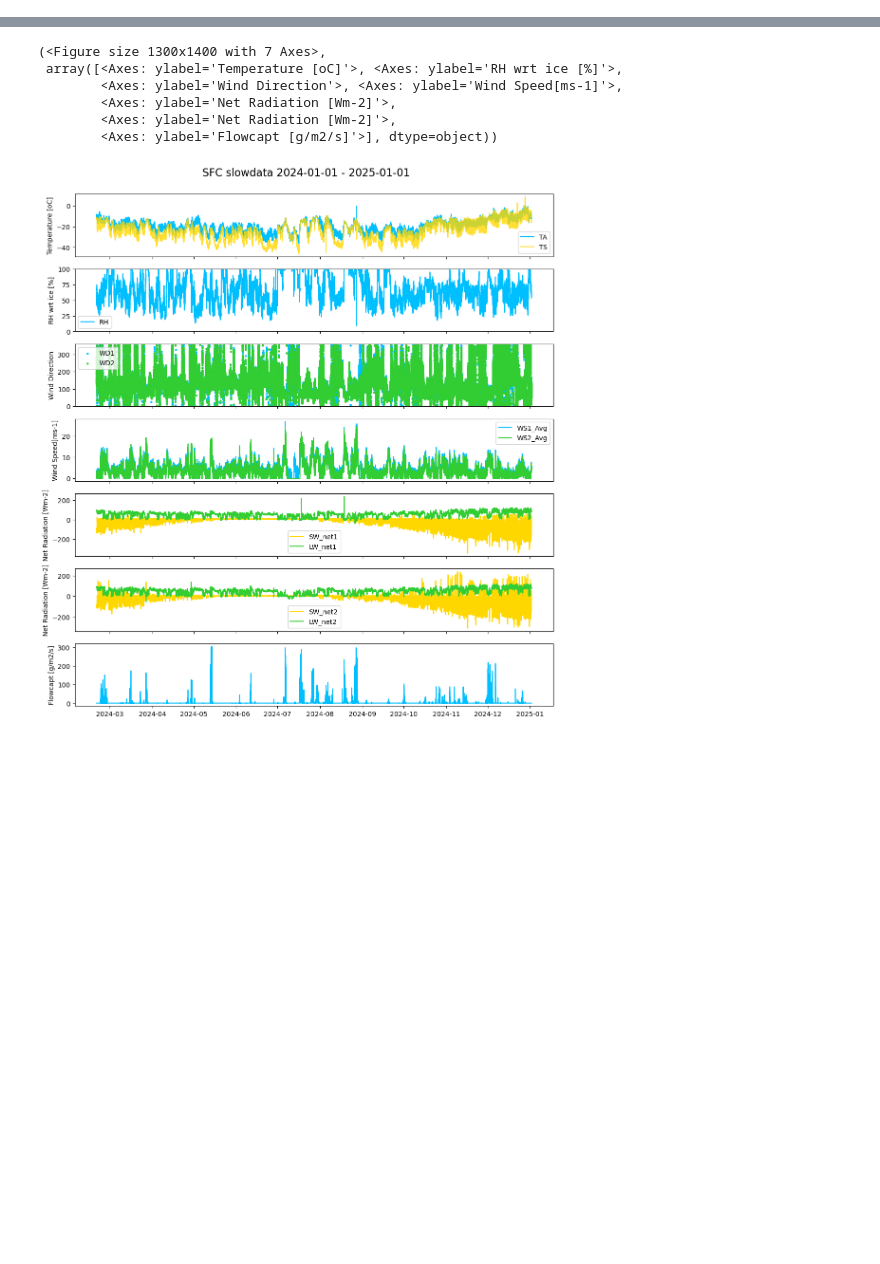
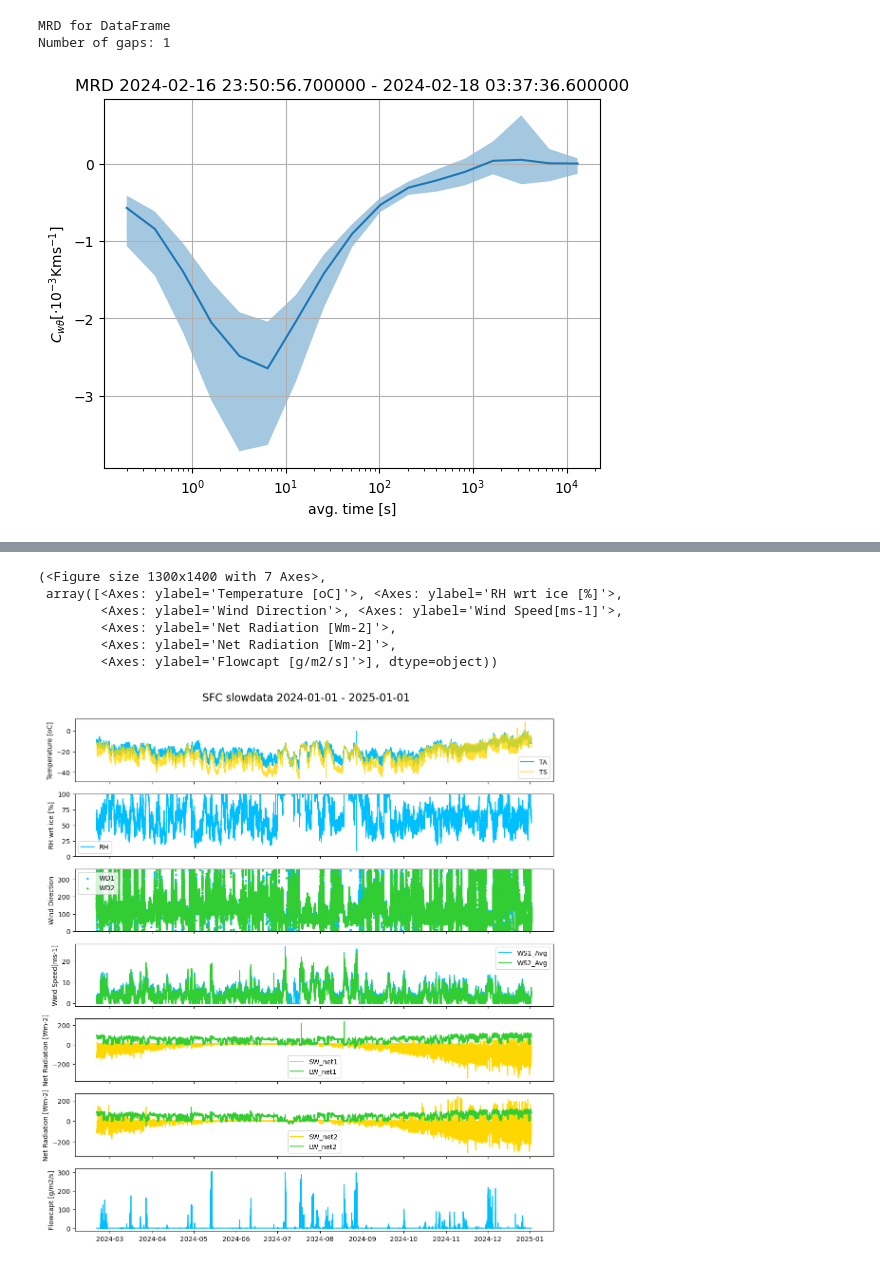
Before and after one commit to Rainette9/DataProcessingScripts, a Jupyter notebook: Data_preprocess.ipynb, the cells around one changed output, grey strips where cells are left out. Cells and saved outputs as stored; diff of their text form; code cells hidden in the pictures; blank space fills up the shorter version.

```diff
--- a/Data_preprocess.ipynb
+++ b/Data_preprocess.ipynb
@@ -32,0 +123,8 @@ from Func_DR import *
+# %%
+#### 26m tower
+M=17
+(mrd_x, mrd_data, time_middle)=completemrd(fastdata_rot[0:1000000], 'Uz', 'Ts', M, shift=round(int(0.1 * 2**M)), plot=True)
+# %% [output]
+MRD for DataFrame
+Number of gaps: 1
+[figure, added]
```
Also changed, not shown: parts of 10 cells of this notebook, 7 other files.
